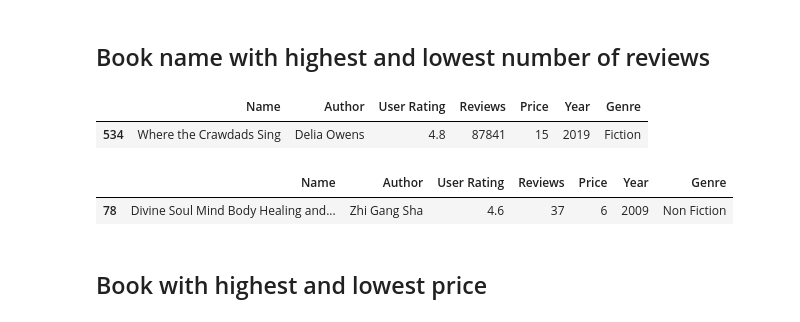
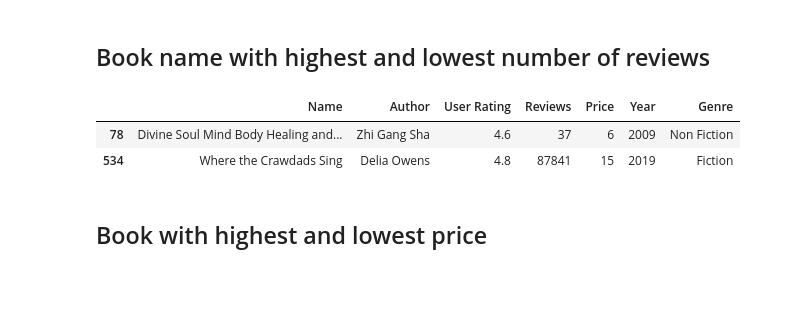
Before and after one commit to lalitpandey02/EDA-on-bestselling-books, a Jupyter notebook: Best_Booksellers_Dataset.ipynb, the cells around one changed output. Cells and saved outputs as stored; diff of their text form; code cells hidden in the pictures; blank space fills up the shorter version.

```diff
--- a/Best_Booksellers_Dataset.ipynb
+++ b/Best_Booksellers_Dataset.ipynb
@@ -253,15 +249,11 @@ px.bar(x = bestauthours.Author.value_counts().index , y = bestauthours.Author.va
 # %% [markdown]
 ## Book name with highest and lowest number of reviews
 # %%
-df[df["Reviews"] == df["Reviews"].max()]
+df[(df["Reviews"] == df["Reviews"].min()) | (df["Reviews"] == df["Reviews"].max())]
 # %% [output]
 |  | Name | Author | User Rating | Reviews | Price | Year | Genre |
+| 78 | Divine Soul Mind Body Healing and... | Zhi Gang Sha | 4.6 | 37 | 6 | 2009 | Non Fiction |
 | 534 | Where the Crawdads Sing | Delia Owens | 4.8 | 87841 | 15 | 2019 | Fiction |
-# %%
-df[df["Reviews"] == df["Reviews"].min()]
-# %% [output]
-|  | Name | Author | User Rating | Reviews | Price | Year | Genre |
-| 78 | Divine Soul Mind Body Healing and... | Zhi Gang Sha | 4.6 | 37 | 6 | 2009 | Non Fiction |
 # %% [markdown]
 ## Book with highest and lowest price
 # %%
```
Also changed, not shown: parts of 17 cells of this notebook.
